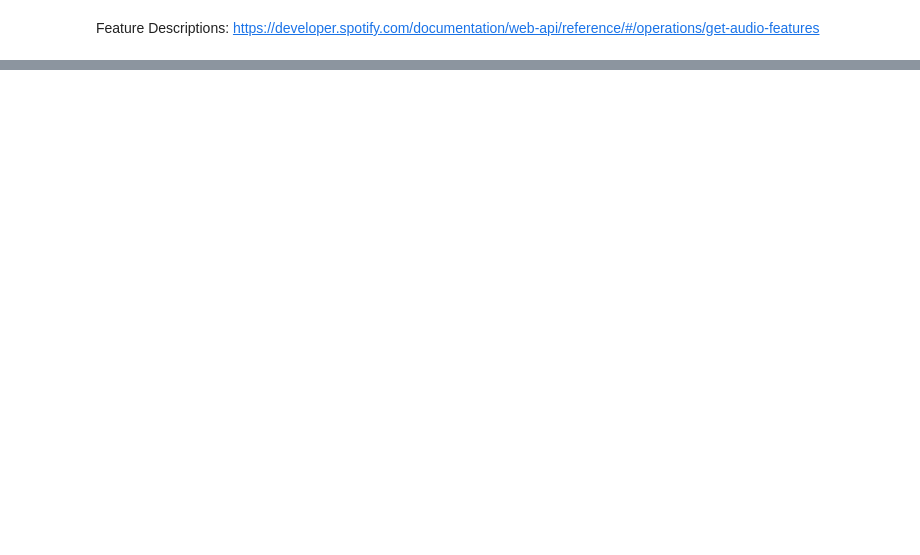
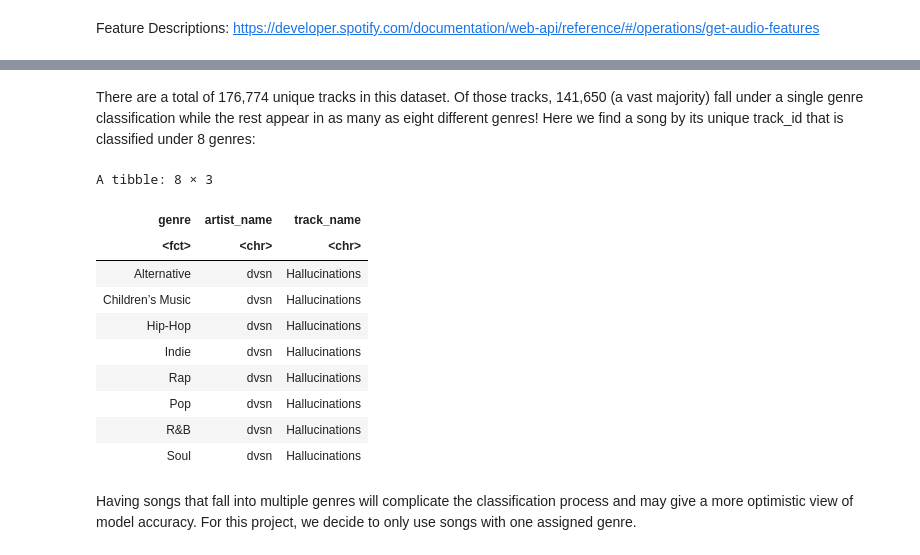
Before and after one commit to aidanmeharg/dsci-100-2022W2-group-5, a Jupyter notebook: group_5_proposal.ipynb, the cells around one changed output, grey strips where cells are left out. Cells and saved outputs as stored; diff of their text form; code cells hidden in the pictures; blank space fills up the shorter version.

```diff
--- a/group_5_proposal.ipynb
+++ b/group_5_proposal.ipynb
@@ -58,0 +80,28 @@ A spec_tbl_df: 232725 × 18
+# %% [markdown]
+There are a total of 176,774 unique tracks in this dataset. Of those tracks, 141,650 (a vast majority) fall under a single genre classification while the rest appear in as many as eight different genres! Here we find a song by its unique track_id that is classified under 8 genres:
+# %%
+most_genres <- song_copies |>
+    select(track_id) |>
+    slice(1) |>
+    pull()
+
+
+multiple_genre_song <- song_data |>
+    filter(track_id == most_genres) |>
+    select(genre, artist_name, track_name)
+
+multiple_genre_song
+# %% [output]
+A tibble: 8 × 3
+| genre | artist_name | track_name |
+| <fct> | <chr> | <chr> |
+| Alternative | dvsn | Hallucinations |
+| Children’s Music | dvsn | Hallucinations |
+| Hip-Hop | dvsn | Hallucinations |
+| Indie | dvsn | Hallucinations |
+| Rap | dvsn | Hallucinations |
+| Pop | dvsn | Hallucinations |
+| R&B | dvsn | Hallucinations |
+| Soul | dvsn | Hallucinations |
+# %% [markdown]
+Having songs that fall into multiple genres will complicate the classification process and may give a more optimistic view of model accuracy. For this project, we decide to only use songs with one assigned genre.
```
Also changed, not shown: parts of 18 cells of this notebook.
